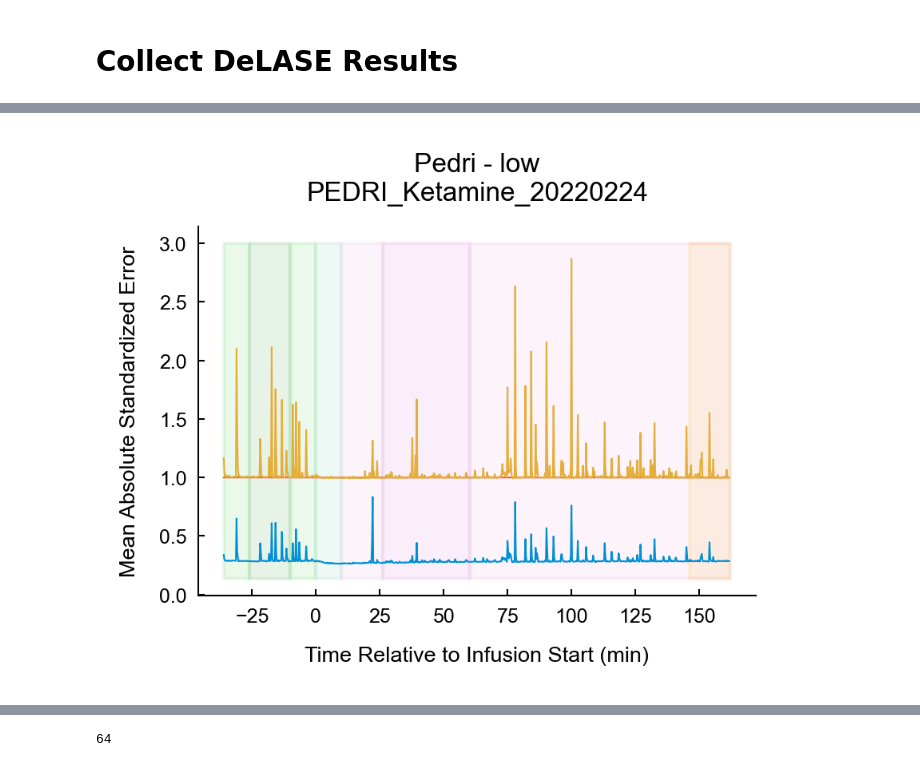
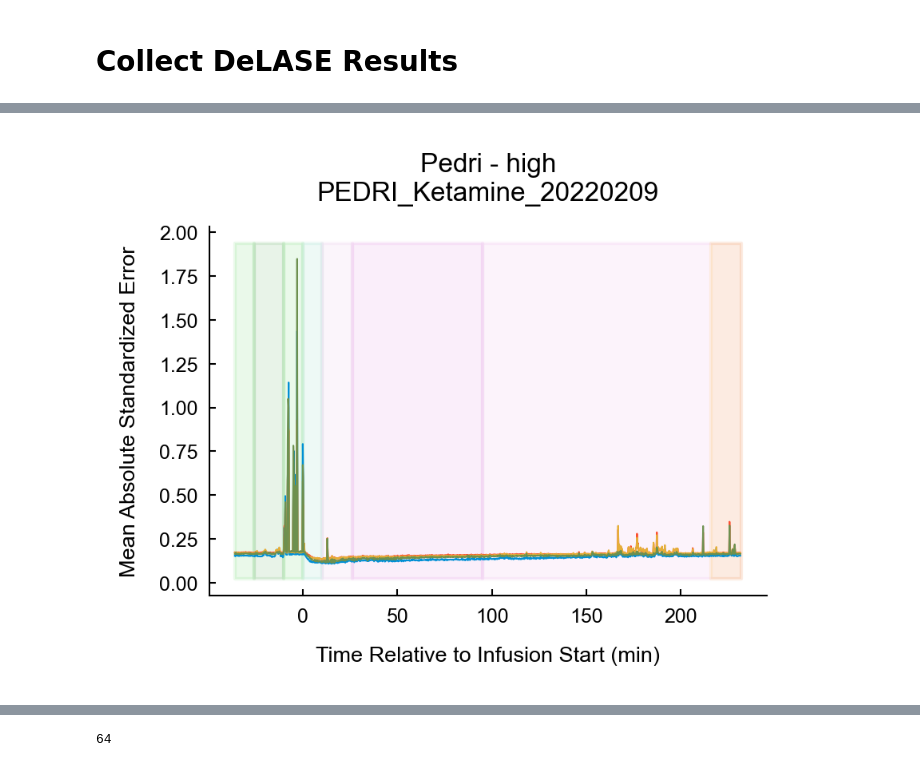
Before and after one commit to adamjeisen/UniversalUnconsciousness, a Jupyter notebook: _jupyter/DeLASE Analysis/2024-06-25 - Running Grid Search + DSA.ipynb, the cells around one changed output, grey strips where cells are left out. Cells and saved outputs as stored; diff of their text form; code cells hidden in the pictures.

```diff
--- a/_jupyter/DeLASE Analysis/2024-06-25 - Running Grid Search + DSA.ipynb
+++ b/_jupyter/DeLASE Analysis/2024-06-25 - Running Grid Search + DSA.ipynb
@@ -34,14 +37,16 @@ with initialize(version_base="1.3", config_path="../../DeLASE_analysis/conf"):
 # %%
 # data_class = cfg.params.data_class
 session_list = [f[:-4] for f in os.listdir(os.path.join(cfg.params.all_data_dir, cfg.params.data_class)) if f.endswith('.mat')]
-# session_list = [session for session in session_list if session not in ['PEDRI_Ketamine_20220203']]
+session_list = [session for session in session_list if session not in ['PEDRI_Ketamine_20220203']]
 
 # session_list = [session_list[1]]
 # session_list = [session_list[2]]
-session_list = ['SPOCK_Ketamine_20210712', 'PEDRI_Ketamine_20220106']
+# session_list = ['SPOCK_Ketamine_20210712', 'PEDRI_Ketamine_20220106']
 # session_list = ['PEDRI_Ketamine_20220106']
 # session_list = ['PEDRI_Ketamine_20220203']
 # session_list = ['PEDRI_Ketamine_20220113']
+# %%
+areas = ['vlPFC', 'dlPFC', '-R', '-L']
 # %% [markdown]
 ## PCA
 # %%
@@ -462,6 +462,11 @@ for i, monkey in enumerate(session_lists.keys()):
         for _, (section_name, section_bounds) in enumerate(section_info):
             ax.fill_betweenx(ylim, x1=section_bounds[0], x2=section_bounds[1], color=section_colors[section_name], alpha=0.1)
 
+lns = []
+for area in areas:
+    lns += plt.plot([], [], label=area_labels[area], color=area_colors[area])
+plt.legend(lns, [ln.get_label() for ln in lns])
+
 plt.tight_layout()
 plt.show()
 # %% [output]
@@ -469,6 +474,6 @@ plt.show()
 # %%
 monkey = 'Pedri'
-dose = 'low'
+dose = 'high'
 # %%
 for session_ind, session in enumerate(session_lists[monkey][dose]):
     leadup_time = min([session_infos[session]['infusionStart'] for session in session_lists[monkey][dose]])/60
@@ -488,20 +485,20 @@ plt.show()
 # %%
 section_info, section_info_extended, section_colors = get_section_info(session, cfg.params.all_data_dir, cfg.params.data_class)
-
-plt.plot(delase_results[session][area].window_start/60 - session_infos[session]['infusionStart']/60, delase_results[session][area].mase_val)
-plt.plot(delase_results[session][area].window_start/60 - session_infos[session]['infusionStart']/60, delase_results[session][area].mase_val_pb)
-plt.plot(delase_results[session][area].window_start/60 - session_infos[session]['infusionStart']/60, delase_results[session][area].mase_val_VAR)
+for area in areas:
+    plt.plot(delase_results[session][area].window_start/60 - session_infos[session]['infusionStart']/60, delase_results[session][area].mase_val)
+    # plt.plot(delase_results[session][area].window_start/60 - session_infos[session]['infusionStart']/60, delase_results[session][area].mase_val_pb)
+    # plt.plot(delase_results[session][area].window_start/60 - session_infos[session]['infusionStart']/60, delase_results[session][area].mase_val_VAR)
 ylim= plt.ylim()
 for i, (section_name, section_bounds) in enumerate(section_info):
     plt.fill_betweenx(ylim, x1=section_bounds[0], x2=section_bounds[1], color=section_colors[section_name], alpha=0.1)
 
 plt.ylabel('Mean Absolute Standardized Error')
 plt.xlabel('Time Relative to Infusion Start (min)')
 plt.title(f"{monkey} - {dose}\n{session}")
 # plt.plot(delase_results[session][area].mase_val_VAR_small)
 plt.show()
 # %% [output]
-[figure, old version]
+[figure, new version]
 # %%
 directory_path = os.path.join(cfg.params.all_data_dir, cfg.params.data_class, session + '_lfp_chunked_20s', 'directory')
 directory = pd.read_pickle(directory_path)
```
Also changed, not shown: parts of 12 cells of this notebook, 1 other file.
